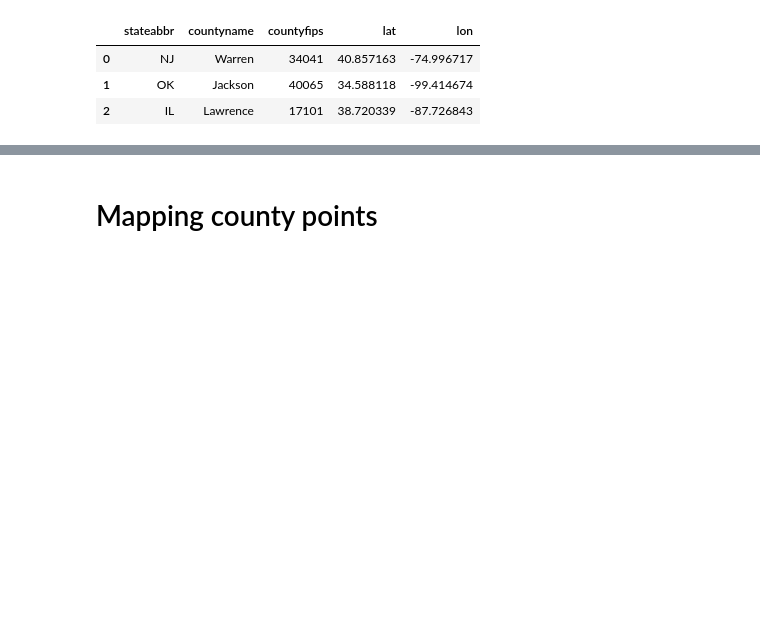
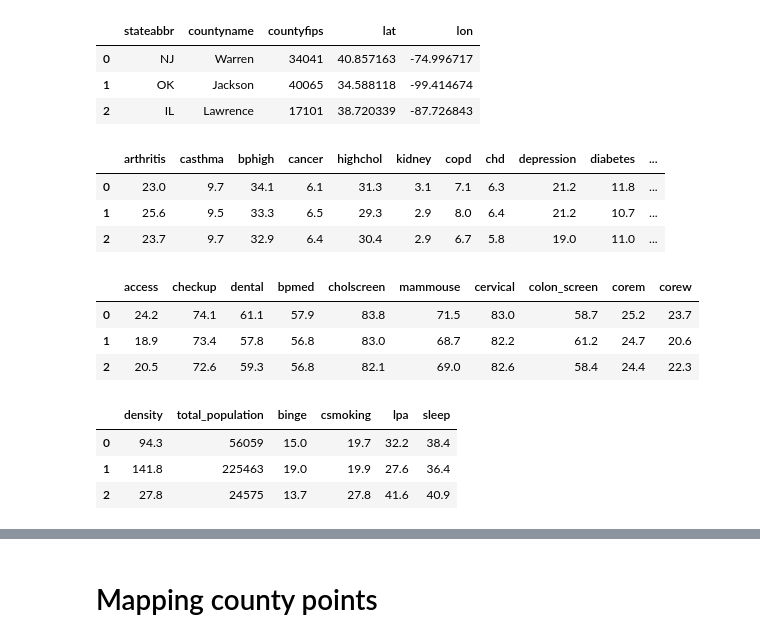
Before and after one commit to Degri95/Final_Project, a Jupyter notebook: CDC_Data_Visualizations.ipynb, the cells around one changed output, grey strips where cells are left out. Saved outputs shown, nothing was run; the diff lists cells and outputs as text; code cells hidden in the pictures; blank space fills up the shorter version.

```diff
--- a/CDC_Data_ML_test.ipynb
+++ b/CDC_Data_Visualizations.ipynb
@@ -40,3 +39,45 @@ locations_df.head(3)
 | 0 | NJ | Warren | 34041 | 40.857163 | -74.996717 |
 | 1 | OK | Jackson | 40065 | 34.588118 | -99.414674 |
 | 2 | IL | Lawrence | 17101 | 38.720339 | -87.726843 |
+# %%
+# Import health_outcomes table and drop "countyfips"
+health_outcomes = pd.read_sql(
+    'health_outcomes',
+    conn
+)
+health_outcomes = health_outcomes.apply(pd.to_numeric)
+health_outcomes = health_outcomes.drop("countyfips", axis=1)
+health_outcomes.head(3)
+# %% [output]
+|  | arthritis | casthma | bphigh | cancer | highchol | kidney | copd | chd | depression | diabetes | ... |
+| 0 | 23.0 | 9.7 | 34.1 | 6.1 | 31.3 | 3.1 | 7.1 | 6.3 | 21.2 | 11.8 | ... |
+| 1 | 25.6 | 9.5 | 33.3 | 6.5 | 29.3 | 2.9 | 8.0 | 6.4 | 21.2 | 10.7 | ... |
+| 2 | 23.7 | 9.7 | 32.9 | 6.4 | 30.4 | 2.9 | 6.7 | 5.8 | 19.0 | 11.0 | ... |
+# %%
+# Import prevention table and drop "countyfips"
+prev_df =  pd.read_sql(
+    'prevention',
+    conn
+)
+prev_df = prev_df.apply(pd.to_numeric)
+prev_df = prev_df.drop("countyfips", axis=1)
+prev_df.head(3)
+# %% [output]
+|  | access | checkup | dental | bpmed | cholscreen | mammouse | cervical | colon_screen | corem | corew |
+| 0 | 24.2 | 74.1 | 61.1 | 57.9 | 83.8 | 71.5 | 83.0 | 58.7 | 25.2 | 23.7 |
+| 1 | 18.9 | 73.4 | 57.8 | 56.8 | 83.0 | 68.7 | 82.2 | 61.2 | 24.7 | 20.6 |
+| 2 | 20.5 | 72.6 | 59.3 | 56.8 | 82.1 | 69.0 | 82.6 | 58.4 | 24.4 | 22.3 |
+# %%
+# Import health_risk_behaviors table and drop "countyfips"
+risk_df = pd.read_sql(
+    'cancer_health_risk_merged',
+    conn
+)
+risk_df = risk_df.apply(pd.to_numeric)
+risk_df = risk_df.drop(columns=["countyfips", "cancer"], axis=1)
+risk_df.head(3)
+# %% [output]
+|  | density | total_population | binge | csmoking | lpa | sleep |
+| 0 | 94.3 | 56059 | 15.0 | 19.7 | 32.2 | 38.4 |
+| 1 | 141.8 | 225463 | 19.0 | 19.9 | 27.6 | 36.4 |
+| 2 | 27.8 | 24575 | 13.7 | 27.8 | 41.6 | 40.9 |
```
Also changed, not shown: parts of 50 cells of this notebook.
